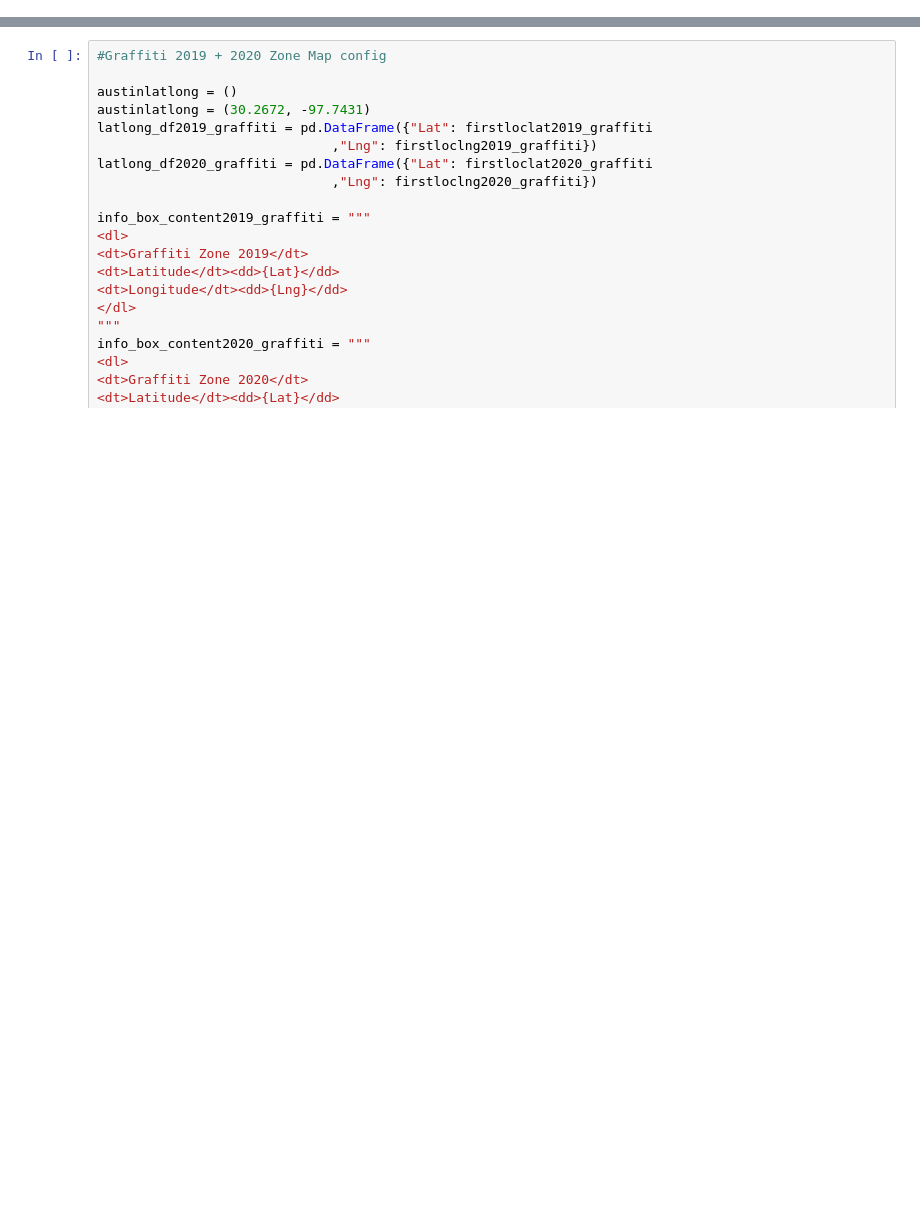
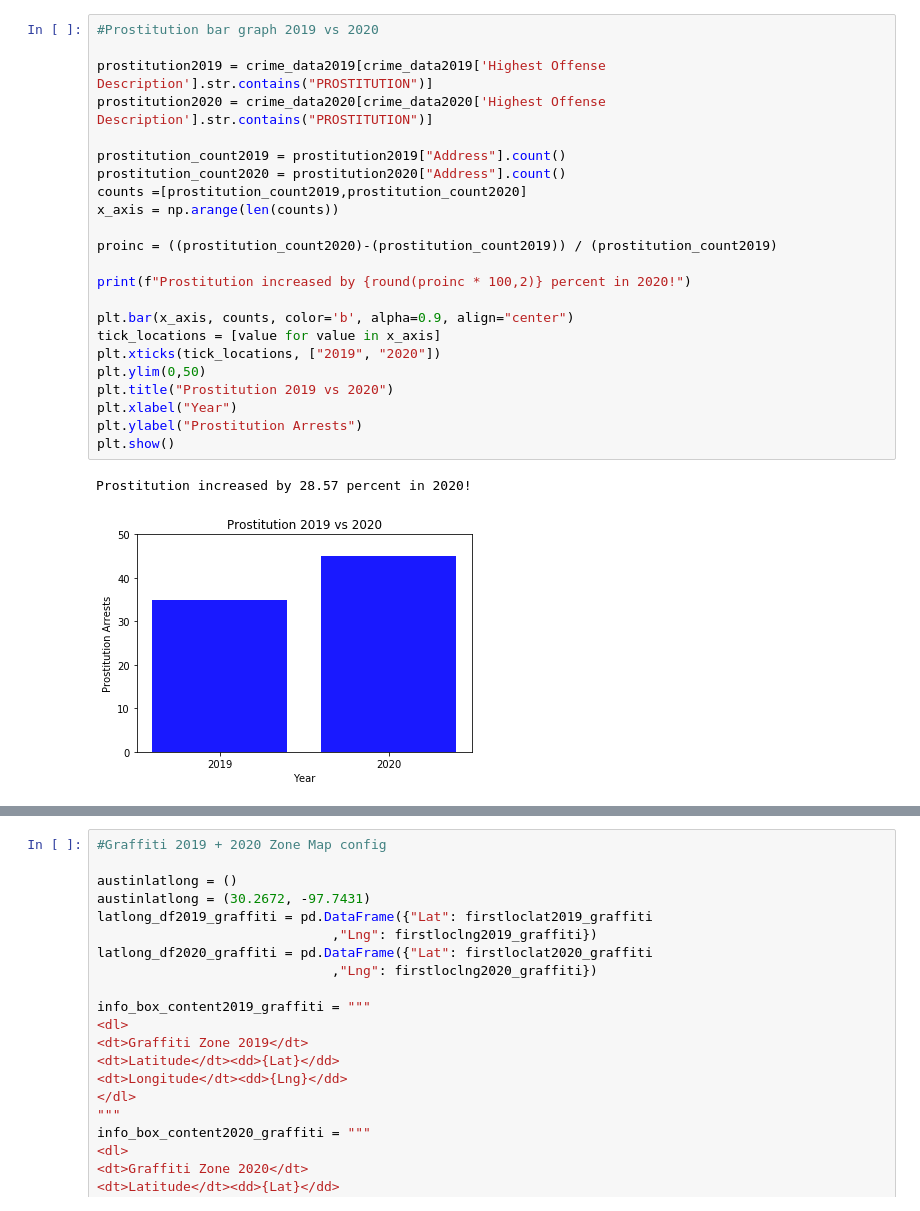
Before and after one commit to ibeth92/Crime_in_the_Time_of_COVID, a Jupyter notebook: rick.project1.ipynb, the cells around one changed output, grey strips where cells are left out. Saved outputs shown, nothing was run; the diff lists cells and outputs as text; blank space fills up the shorter version.

```diff
--- a/rick.project1.ipynb
+++ b/rick.project1.ipynb
@@ -110,0 +81,26 @@ murder 2020: 20
+# %%
+#Prostitution bar graph 2019 vs 2020
+
+prostitution2019 = crime_data2019[crime_data2019['Highest Offense Description'].str.contains("PROSTITUTION")]
+prostitution2020 = crime_data2020[crime_data2020['Highest Offense Description'].str.contains("PROSTITUTION")]
+
+prostitution_count2019 = prostitution2019["Address"].count()
+prostitution_count2020 = prostitution2020["Address"].count()
+counts =[prostitution_count2019,prostitution_count2020]
+x_axis = np.arange(len(counts))
+
+proinc = ((prostitution_count2020)-(prostitution_count2019)) / (prostitution_count2019)
+
+print(f"Prostitution increased by {round(proinc * 100,2)} percent in 2020!")
+
+plt.bar(x_axis, counts, color='b', alpha=0.9, align="center")
+tick_locations = [value for value in x_axis]
+plt.xticks(tick_locations, ["2019", "2020"])
+plt.ylim(0,50)
+plt.title("Prostitution 2019 vs 2020")
+plt.xlabel("Year")
+plt.ylabel("Prostitution Arrests")
+plt.show()
+# %% [output]
+Prostitution increased by 28.57 percent in 2020!
+[figure, added]
```
Also changed, not shown: parts of 24 cells of this notebook, 1 other file.
